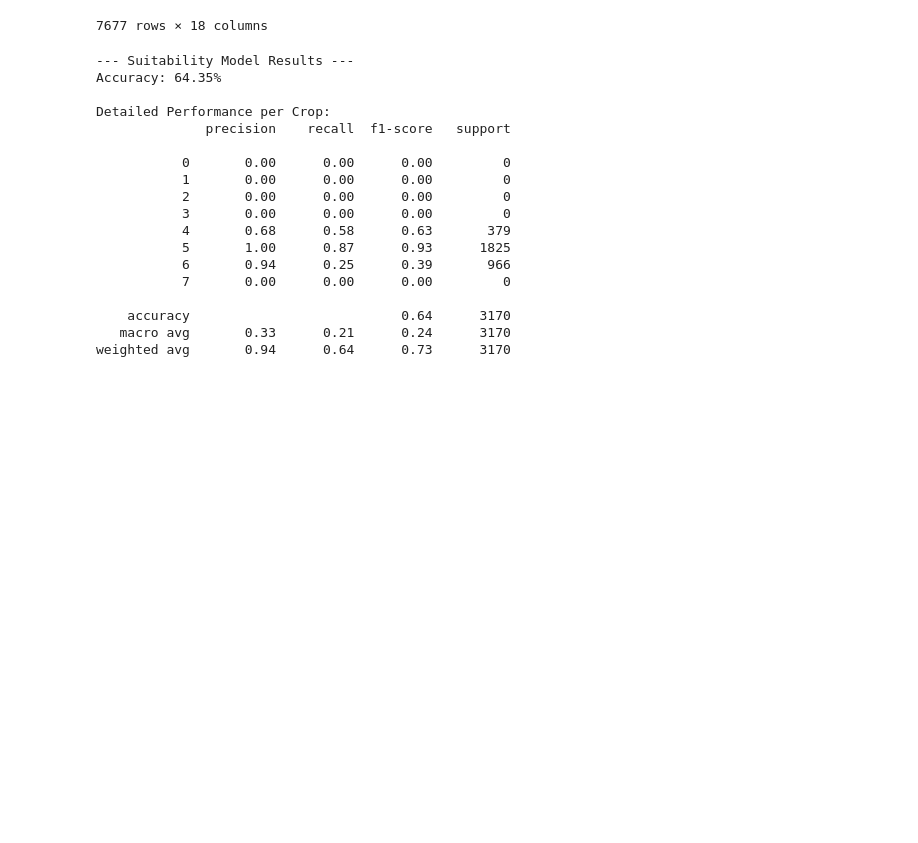
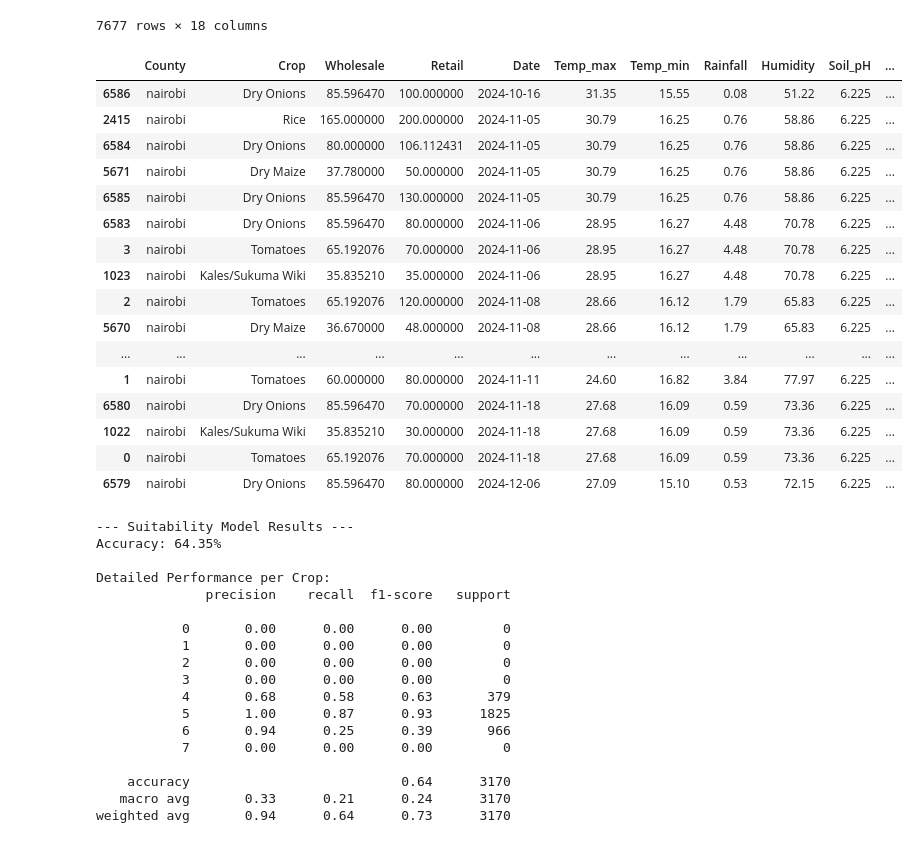
Before and after one commit to Gideonngige/jupyter-notebooks, a Jupyter notebook: model1.ipynb, the cells around one changed output. Cells and saved outputs as stored; diff of their text form; code cells hidden in the pictures; blank space fills up the shorter version.

```diff
--- a/model1.ipynb
+++ b/model1.ipynb
@@ -227,6 +227,26 @@ merged_df
 | 7675 | kilifi | Dry Onions | 233.330000 | 200.0 | 2024-06-21 | 28.07 | 25.10 | 1.65 | 76.14 | 6.300 | ... |
 | 7676 | nairobi | Dry Onions | 100.000000 | 120.0 | 2024-06-21 | 26.68 | 12.79 | 0.35 | 70.37 | 6.225 | ... |
 7677 rows × 18 columns
+# %%
+merged_df.tail(20)
+# %% [output]
+|  | County | Crop | Wholesale | Retail | Date | Temp_max | Temp_min | Rainfall | Humidity | Soil_pH | ... |
+| 6586 | nairobi | Dry Onions | 85.596470 | 100.000000 | 2024-10-16 | 31.35 | 15.55 | 0.08 | 51.22 | 6.225 | ... |
+| 2415 | nairobi | Rice | 165.000000 | 200.000000 | 2024-11-05 | 30.79 | 16.25 | 0.76 | 58.86 | 6.225 | ... |
+| 6584 | nairobi | Dry Onions | 80.000000 | 106.112431 | 2024-11-05 | 30.79 | 16.25 | 0.76 | 58.86 | 6.225 | ... |
+| 5671 | nairobi | Dry Maize | 37.780000 | 50.000000 | 2024-11-05 | 30.79 | 16.25 | 0.76 | 58.86 | 6.225 | ... |
+| 6585 | nairobi | Dry Onions | 85.596470 | 130.000000 | 2024-11-05 | 30.79 | 16.25 | 0.76 | 58.86 | 6.225 | ... |
+| 6583 | nairobi | Dry Onions | 85.596470 | 80.000000 | 2024-11-06 | 28.95 | 16.27 | 4.48 | 70.78 | 6.225 | ... |
+| 3 | nairobi | Tomatoes | 65.192076 | 70.000000 | 2024-11-06 | 28.95 | 16.27 | 4.48 | 70.78 | 6.225 | ... |
+| 1023 | nairobi | Kales/Sukuma Wiki | 35.835210 | 35.000000 | 2024-11-06 | 28.95 | 16.27 | 4.48 | 70.78 | 6.225 | ... |
+| 2 | nairobi | Tomatoes | 65.192076 | 120.000000 | 2024-11-08 | 28.66 | 16.12 | 1.79 | 65.83 | 6.225 | ... |
+| 5670 | nairobi | Dry Maize | 36.670000 | 48.000000 | 2024-11-08 | 28.66 | 16.12 | 1.79 | 65.83 | 6.225 | ... |
+| ... | ... | ... | ... | ... | ... | ... | ... | ... | ... | ... | ... |
+| 1 | nairobi | Tomatoes | 60.000000 | 80.000000 | 2024-11-11 | 24.60 | 16.82 | 3.84 | 77.97 | 6.225 | ... |
+| 6580 | nairobi | Dry Onions | 85.596470 | 70.000000 | 2024-11-18 | 27.68 | 16.09 | 0.59 | 73.36 | 6.225 | ... |
+| 1022 | nairobi | Kales/Sukuma Wiki | 35.835210 | 30.000000 | 2024-11-18 | 27.68 | 16.09 | 0.59 | 73.36 | 6.225 | ... |
+| 0 | nairobi | Tomatoes | 65.192076 | 70.000000 | 2024-11-18 | 27.68 | 16.09 | 0.59 | 73.36 | 6.225 | ... |
+| 6579 | nairobi | Dry Onions | 85.596470 | 80.000000 | 2024-12-06 | 27.09 | 15.10 | 0.53 | 72.15 | 6.225 | ... |
 # %%
 import pandas as pd
 from sklearn.model_selection import train_test_split
```
Also changed, not shown: 2 other files.
